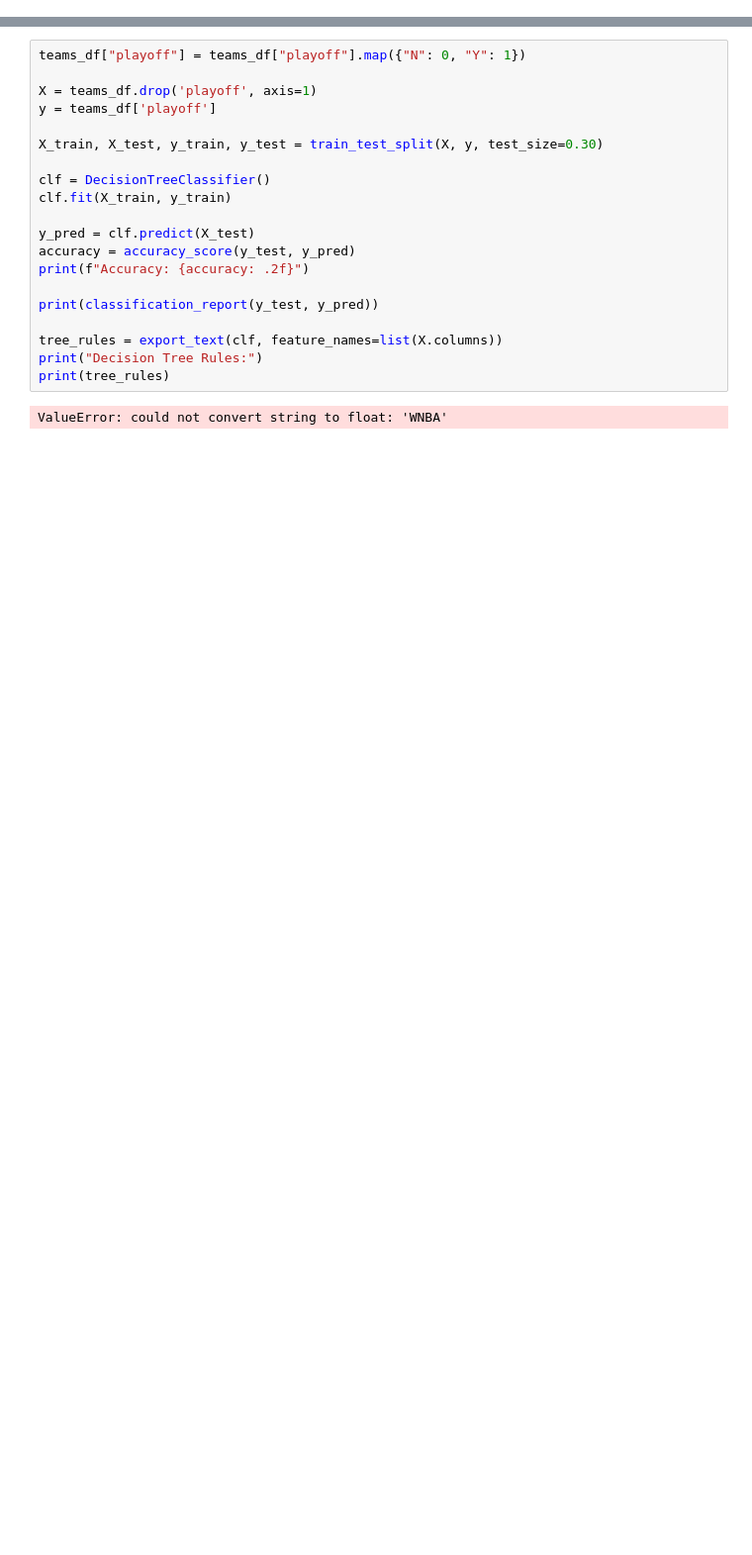
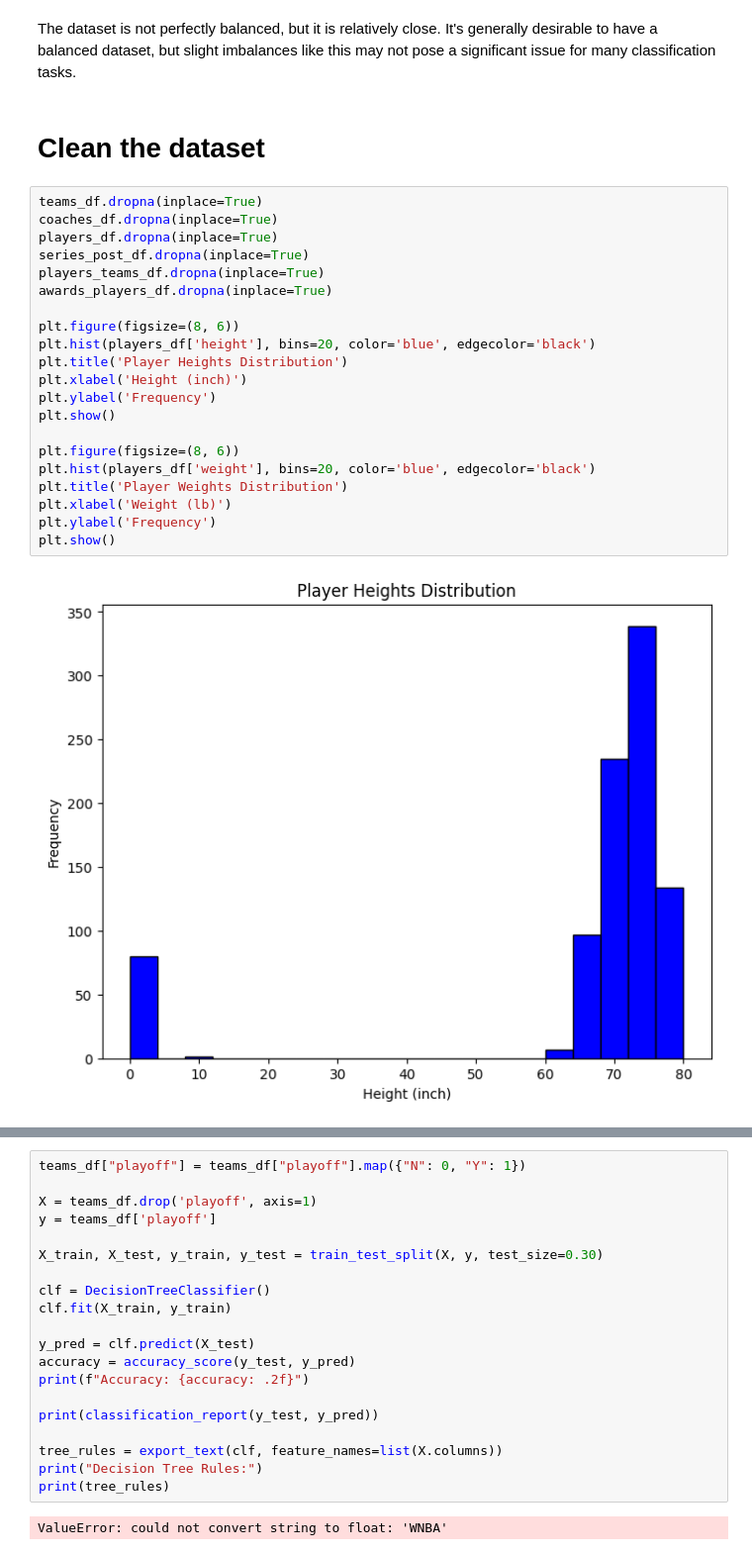
Before and after one commit to Hugo7gomes/FEUP_AC, a Jupyter notebook: firstApproach.ipynb, the cells around one changed output, grey strips where cells are left out. Shown: that part at 99% size. Cells and saved outputs as stored; diff of their text form; blank space fills up the shorter version.

```diff
--- a/firstApproach.ipynb
+++ b/firstApproach.ipynb
@@ -10,0 +38,27 @@ from sklearn.tree import export_text
+# %% [markdown]
+The dataset is not perfectly balanced, but it is relatively close. It's generally desirable to have a balanced dataset, but slight imbalances like this may not pose a significant issue for many classification tasks.
+# %% [markdown]
+# Clean the dataset
+# %%
+teams_df.dropna(inplace=True)
+coaches_df.dropna(inplace=True)
+players_df.dropna(inplace=True)
+series_post_df.dropna(inplace=True)
+players_teams_df.dropna(inplace=True)
+awards_players_df.dropna(inplace=True)
+
+plt.figure(figsize=(8, 6))
+plt.hist(players_df['height'], bins=20, color='blue', edgecolor='black')
+plt.title('Player Heights Distribution')
+plt.xlabel('Height (inch)')
+plt.ylabel('Frequency')
+plt.show()
+
+plt.figure(figsize=(8, 6))
+plt.hist(players_df['weight'], bins=20, color='blue', edgecolor='black')
+plt.title('Player Weights Distribution')
+plt.xlabel('Weight (lb)')
+plt.ylabel('Frequency')
+plt.show()
+# %% [output]
+[figure, added]
```
Also changed, not shown: parts of 15 cells of this notebook, 1 other file.
